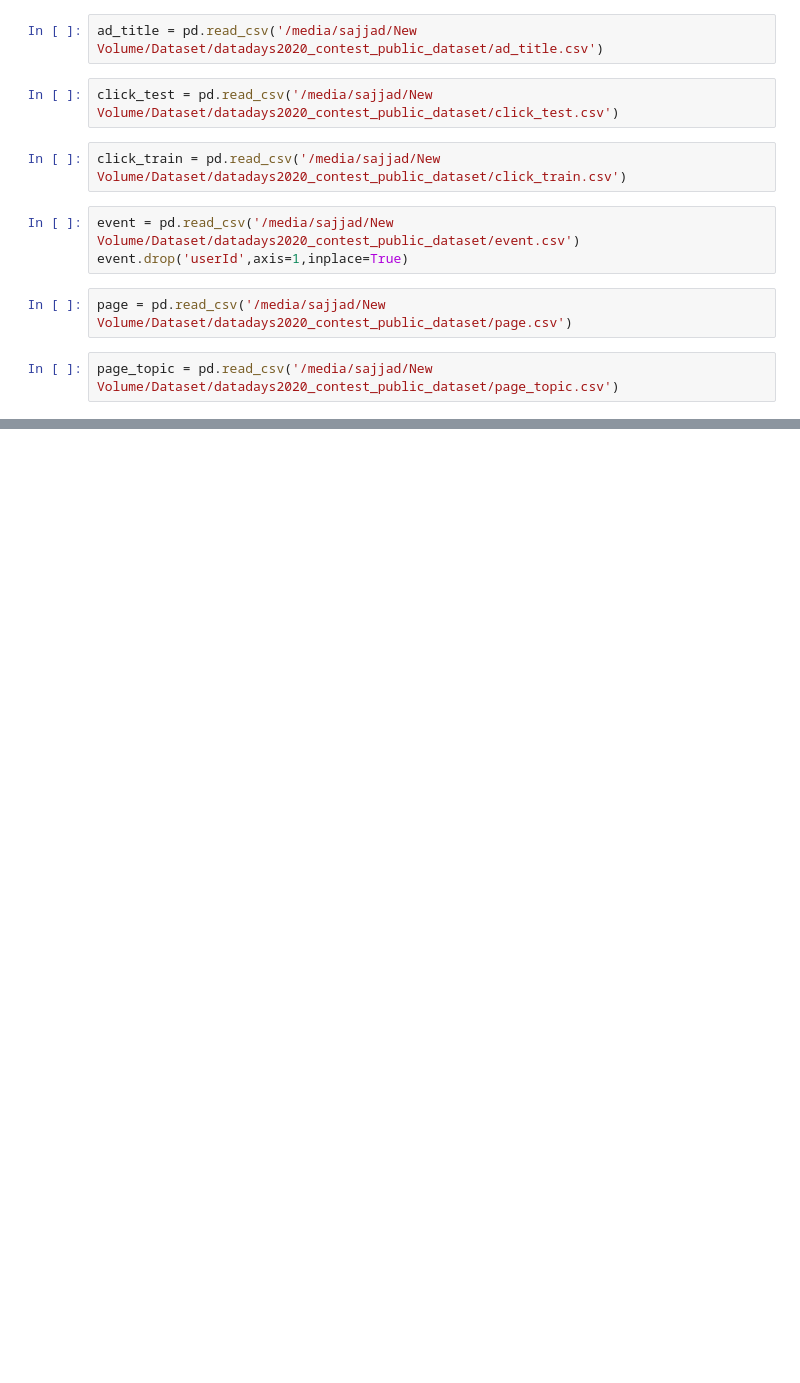
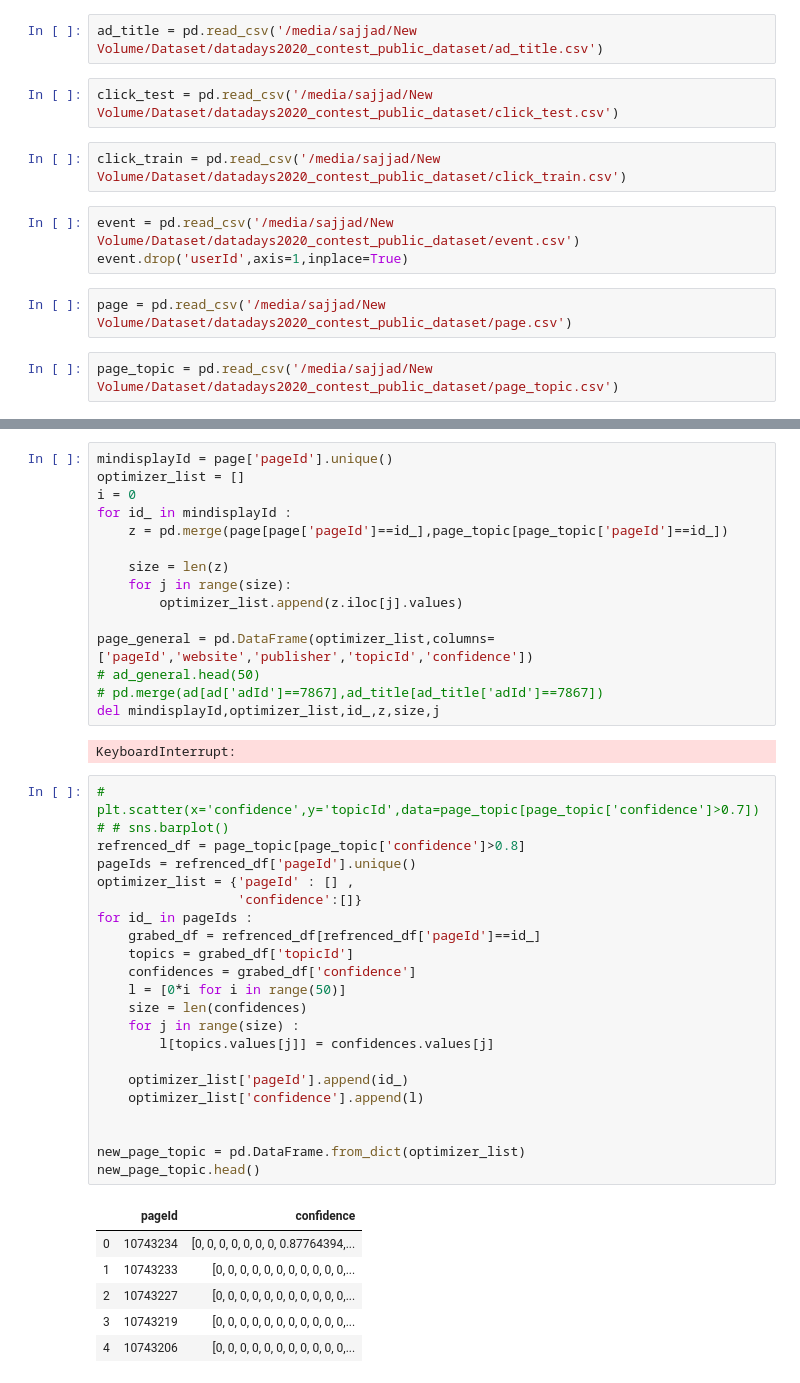
Before and after one commit to sajjad-yazdanparast/data-days, a Jupyter notebook: main.ipynb, the cells around one changed output, grey strips where cells are left out. Saved outputs shown, nothing was run; the diff lists cells and outputs as text; blank space fills up the shorter version.

```diff
--- a/main.ipynb
+++ b/main.ipynb
@@ -59,0 +107,46 @@ new_df.head(50)
+# %%
+mindisplayId = page['pageId'].unique()
+optimizer_list = []
+i = 0
+for id_ in mindisplayId :
+    z = pd.merge(page[page['pageId']==id_],page_topic[page_topic['pageId']==id_])
+
+    size = len(z)
+    for j in range(size):
+        optimizer_list.append(z.iloc[j].values)
+
+page_general = pd.DataFrame(optimizer_list,columns=['pageId','website','publisher','topicId','confidence'])
+# ad_general.head(50)
+# pd.merge(ad[ad['adId']==7867],ad_title[ad_title['adId']==7867])
+del mindisplayId,optimizer_list,id_,z,size,j
+# %% [output]
+KeyboardInterrupt:
+# %%
+# plt.scatter(x='confidence',y='topicId',data=page_topic[page_topic['confidence']>0.7])
+# # sns.barplot()
+refrenced_df = page_topic[page_topic['confidence']>0.8]
+pageIds = refrenced_df['pageId'].unique()
+optimizer_list = {'pageId' : [] ,
+                  'confidence':[]}
+for id_ in pageIds :
+    grabed_df = refrenced_df[refrenced_df['pageId']==id_]
+    topics = grabed_df['topicId']
+    confidences = grabed_df['confidence']
+    l = [0*i for i in range(50)]
+    size = len(confidences)
+    for j in range(size) :
+        l[topics.values[j]] = confidences.values[j]
+
+    optimizer_list['pageId'].append(id_)
+    optimizer_list['confidence'].append(l)
+
+
+new_page_topic = pd.DataFrame.from_dict(optimizer_list)
+new_page_topic.head()
+# %% [output]
+|  | pageId | confidence |
+| 0 | 10743234 | [0, 0, 0, 0, 0, 0, 0, 0.87764394,... |
+| 1 | 10743233 | [0, 0, 0, 0, 0, 0, 0, 0, 0, 0, 0,... |
+| 2 | 10743227 | [0, 0, 0, 0, 0, 0, 0, 0, 0, 0, 0,... |
+| 3 | 10743219 | [0, 0, 0, 0, 0, 0, 0, 0, 0, 0, 0,... |
+| 4 | 10743206 | [0, 0, 0, 0, 0, 0, 0, 0, 0, 0, 0,... |
```
Also changed, not shown: parts of 11 cells of this notebook, 1 other file.
